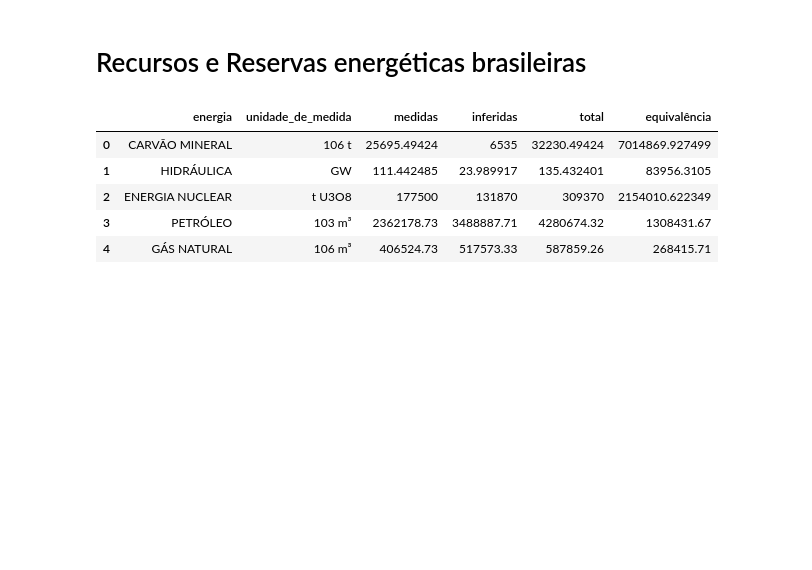
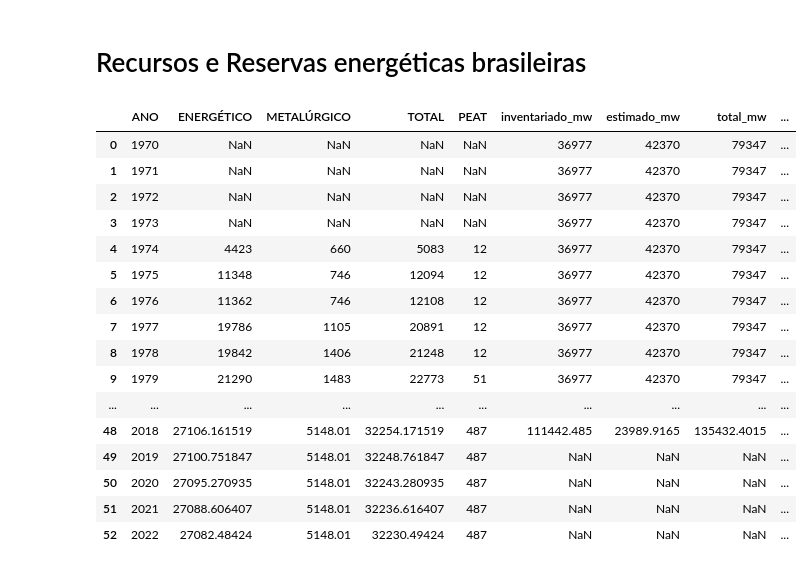
Before and after one commit to scrrpfv/projeto-ip, a Jupyter notebook: Limpezas/limpeza_recursos_reservas.ipynb, the cells around one changed output. Drawn from its saved outputs; the diff is of its cells as text; code cells hidden in the pictures; blank space fills up the shorter version.

Commit message:
Unindo dfs da limpeza de recursos para facilitar analise

```diff
--- a/Limpezas/limpeza_recursos_reservas.ipynb
+++ b/Limpezas/limpeza_recursos_reservas.ipynb
@@ -96,12 +113,31 @@ dict_recursos_reservas = {
     'RESERVAS_DE_URANIO': reservas_de_uranio,
     'RECURSOS_E_RESERVAS_ENERGÉTICAS_BRASILEIRAS': recursos_reservas_energeticas_br
 }
-# %%
-dict_recursos_reservas['RECURSOS_E_RESERVAS_ENERGÉTICAS_BRASILEIRAS']
-# %% [output]
-|  | energia | unidade_de_medida | medidas | inferidas | total | equivalência |
-| 0 | CARVÃO MINERAL | 106 t | 25695.49424 | 6535 | 32230.49424 | 7014869.927499 |
-| 1 | HIDRÁULICA | GW | 111.442485 | 23.989917 | 135.432401 | 83956.3105 |
-| 2 | ENERGIA NUCLEAR | t U3O8 | 177500 | 131870 | 309370 | 2154010.622349 |
-| 3 | PETRÓLEO | 103 m³ | 2362178.73 | 3488887.71 | 4280674.32 | 1308431.67 |
-| 4 | GÁS NATURAL | 106 m³ | 406524.73 | 517573.33 | 587859.26 | 268415.71 |
+# %%
+dfs = [dict_recursos_reservas['RESERVAS_DE_CARVÃO_MINERAL'], dict_recursos_reservas['RECURSOS_HIDRAULICOS'],
+       dict_recursos_reservas['RESERVAS_PROVADAS_DE_PETROLEO_E_GAS_NATURAL'], dict_recursos_reservas['RESERVAS_DE_URANIO']
+       ]
+
+df = dfs[0]
+# unindo os dataframes com base no ano
+for next_df in dfs[1:]:
+    df = df.merge(next_df, on='ANO', how='outer')
+df
+# %% [output]
+|  | ANO | ENERGÉTICO | METALÚRGICO | TOTAL | PEAT | inventariado_mw | estimado_mw | total_mw | ... |
+| 0 | 1970 | NaN | NaN | NaN | NaN | 36977 | 42370 | 79347 | ... |
+| 1 | 1971 | NaN | NaN | NaN | NaN | 36977 | 42370 | 79347 | ... |
+| 2 | 1972 | NaN | NaN | NaN | NaN | 36977 | 42370 | 79347 | ... |
+| 3 | 1973 | NaN | NaN | NaN | NaN | 36977 | 42370 | 79347 | ... |
+| 4 | 1974 | 4423 | 660 | 5083 | 12 | 36977 | 42370 | 79347 | ... |
+| 5 | 1975 | 11348 | 746 | 12094 | 12 | 36977 | 42370 | 79347 | ... |
+| 6 | 1976 | 11362 | 746 | 12108 | 12 | 36977 | 42370 | 79347 | ... |
+| 7 | 1977 | 19786 | 1105 | 20891 | 12 | 36977 | 42370 | 79347 | ... |
+| 8 | 1978 | 19842 | 1406 | 21248 | 12 | 36977 | 42370 | 79347 | ... |
+| 9 | 1979 | 21290 | 1483 | 22773 | 51 | 36977 | 42370 | 79347 | ... |
+| ... | ... | ... | ... | ... | ... | ... | ... | ... | ... |
+| 48 | 2018 | 27106.161519 | 5148.01 | 32254.171519 | 487 | 111442.485 | 23989.9165 | 135432.4015 | ... |
+| 49 | 2019 | 27100.751847 | 5148.01 | 32248.761847 | 487 | NaN | NaN | NaN | ... |
+| 50 | 2020 | 27095.270935 | 5148.01 | 32243.280935 | 487 | NaN | NaN | NaN | ... |
+| 51 | 2021 | 27088.606407 | 5148.01 | 32236.616407 | 487 | NaN | NaN | NaN | ... |
+| 52 | 2022 | 27082.48424 | 5148.01 | 32230.49424 | 487 | NaN | NaN | NaN | ... |
```
Also changed, not shown: parts of 5 cells of this notebook, 1 other file.
